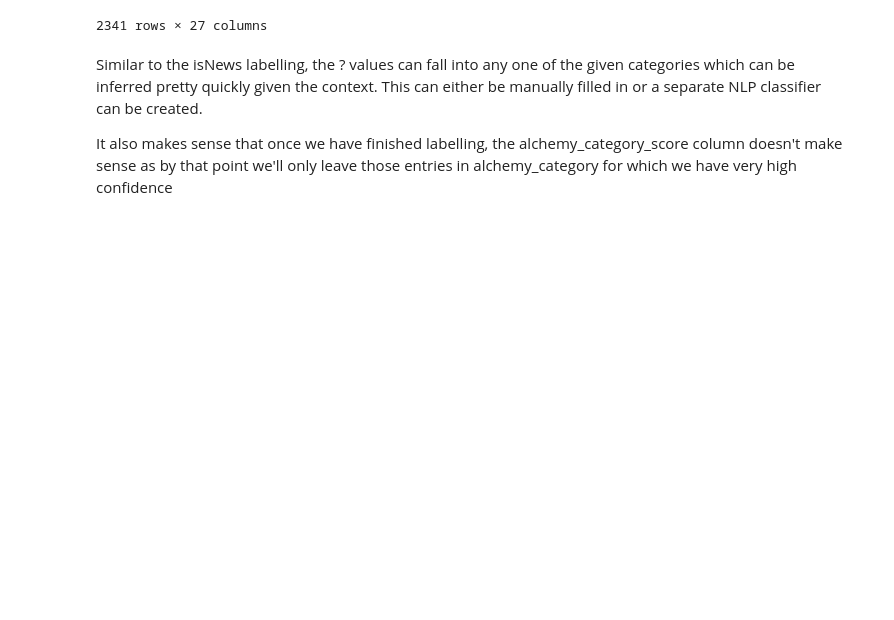
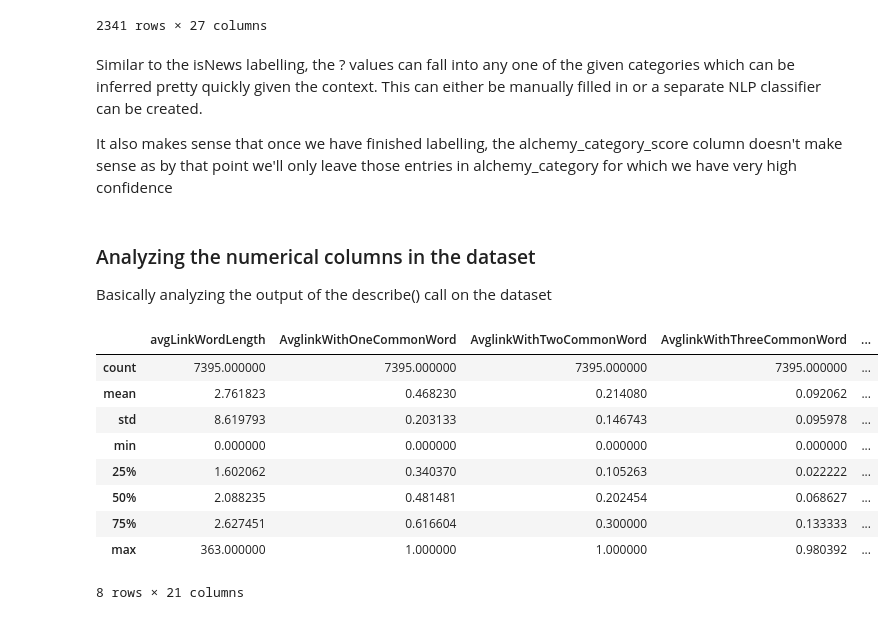
Before and after one commit to james-jasvin/Help-Boost-Our-Online-Reach, a Jupyter notebook: ML-Project.ipynb, the cells around one changed output. Saved outputs shown, nothing was run; the diff lists cells and outputs as text; code cells hidden in the pictures; blank space fills up the shorter version.

Commit message:
Finished analyzing numeric columns

```diff
--- a/ML-Project.ipynb
+++ b/ML-Project.ipynb
@@ -283,3 +293,20 @@ cleaned_data[cleaned_data['alchemy_category'] == '?']
 Similar to the isNews labelling, the ? values can fall into any one of the given categories which can be inferred pretty quickly given the context. This can either be manually filled in or a separate NLP classifier can be created.
 
 It also makes sense that once we have finished labelling, the alchemy_category_score column doesn't make sense as by that point we'll only leave those entries in alchemy_category for which we have very high confidence
+# %% [markdown]
+### Analyzing the numerical columns in the dataset
+
+Basically analyzing the output of the describe() call on the dataset
+# %%
+merged_data.describe()
+# %% [output]
+|  | avgLinkWordLength | AvglinkWithOneCommonWord | AvglinkWithTwoCommonWord | AvglinkWithThreeCommonWord | ... |
+| count | 7395.000000 | 7395.000000 | 7395.000000 | 7395.000000 | ... |
+| mean | 2.761823 | 0.468230 | 0.214080 | 0.092062 | ... |
+| std | 8.619793 | 0.203133 | 0.146743 | 0.095978 | ... |
+| min | 0.000000 | 0.000000 | 0.000000 | 0.000000 | ... |
+| 25% | 1.602062 | 0.340370 | 0.105263 | 0.022222 | ... |
+| 50% | 2.088235 | 0.481481 | 0.202454 | 0.068627 | ... |
+| 75% | 2.627451 | 0.616604 | 0.300000 | 0.133333 | ... |
+| max | 363.000000 | 1.000000 | 1.000000 | 0.980392 | ... |
+8 rows × 21 columns
```
Also changed, not shown: parts of 17 cells of this notebook.
